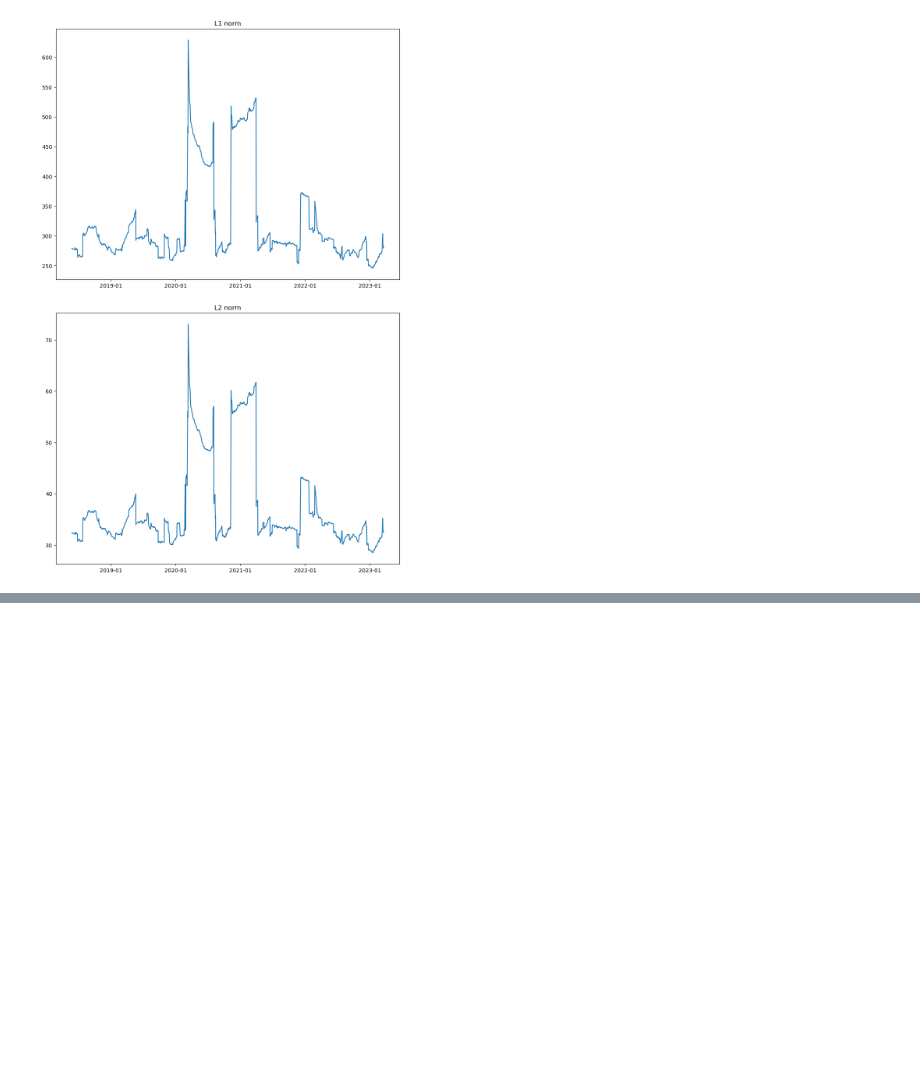
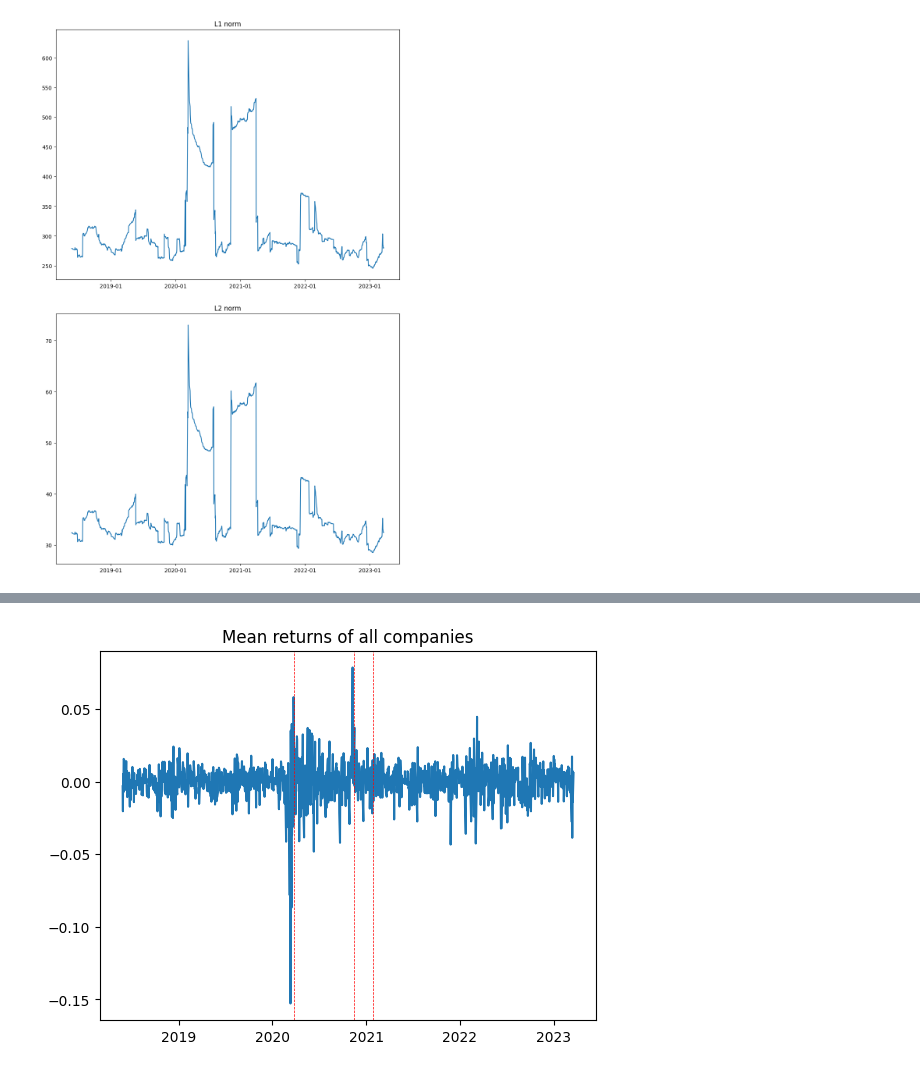
Before and after one commit to victoralcarazlopez/TDA_Stocks_Spain, a Jupyter notebook: TDA.ipynb, the cells around one changed output, grey strips where cells are left out. Saved outputs shown, nothing was run; the diff lists cells and outputs as text; code cells hidden in the pictures; blank space fills up the shorter version.

```diff
--- a/TDA.ipynb
+++ b/TDA.ipynb
@@ -356,4 +277,20 @@ Verified restriction 1
 [Timestamp('2020-03-24 00:00:00'), Timestamp('2020-11-16 00:00:00'), Timestamp('2021-01-26 00:00:00')]
+# %%
+import matplotlib.pyplot as plt
+
+fig, axes = plt.subplots()
+
+# Plot the data
+axes.plot(dates, mean_df["mean"])
+axes.set_title("Mean returns of all companies")
+
+# Plot vertical red dot lines for critical dates
+for critical_date in critical_dates:
+    axes.axvline(x=critical_date, color='red', linestyle='--', linewidth=0.5)
+
+plt.show()
+# %% [output]
+[figure, added]
 # %%
 import matplotlib.pyplot as plt
 
```
Also changed, not shown: parts of 14 cells of this notebook, 3 other files.
